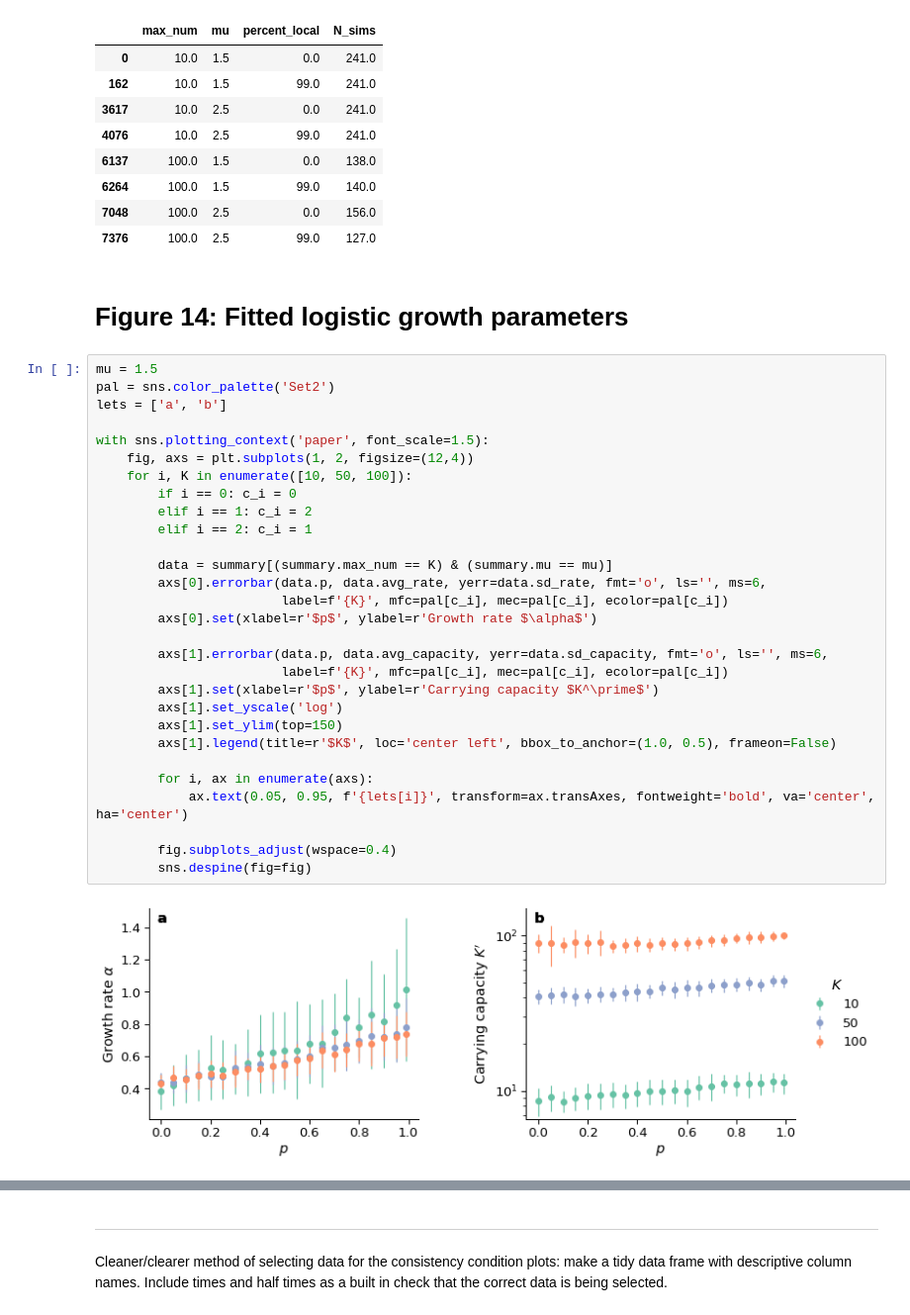
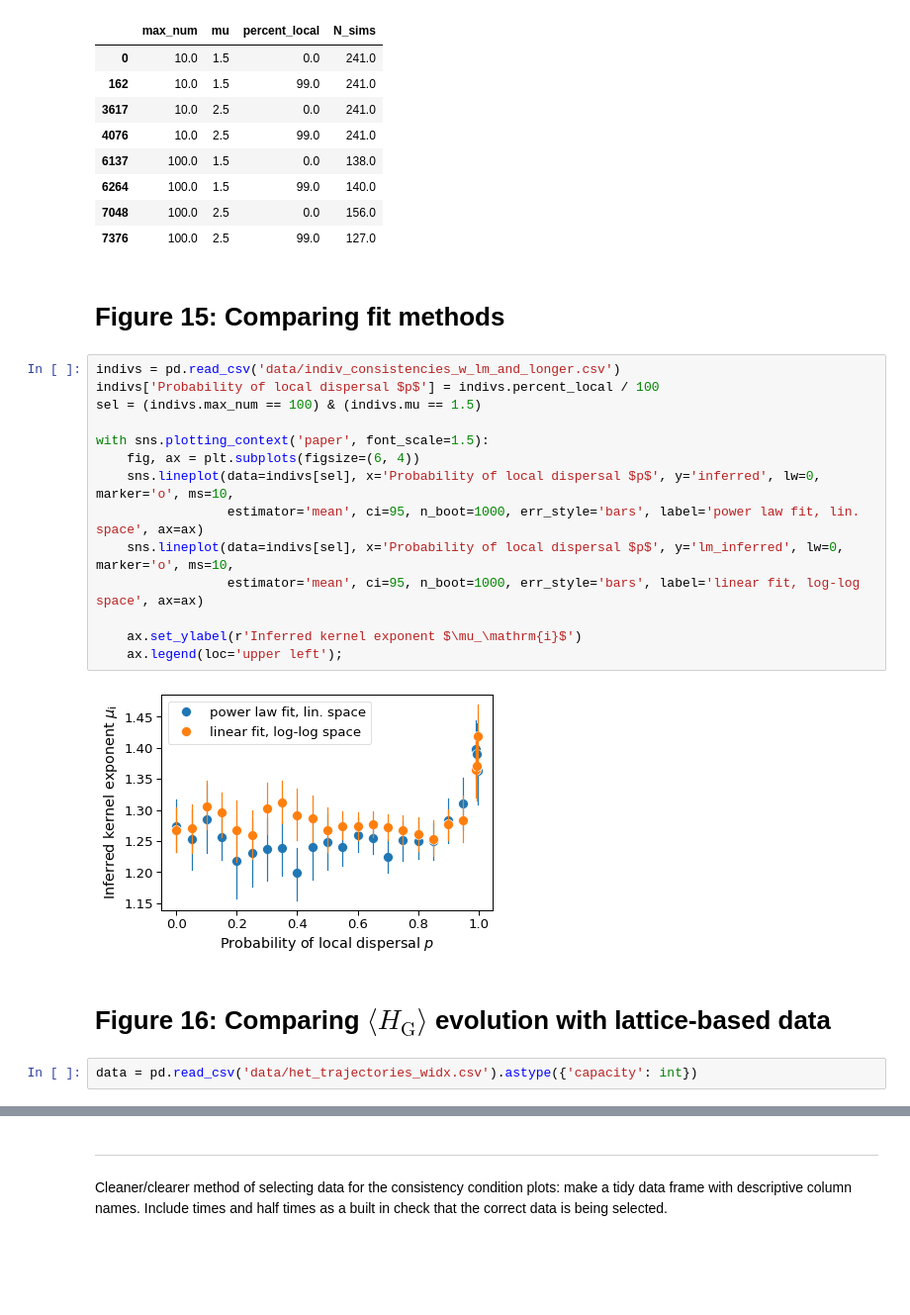
Before and after one commit to nathanvilliger/explicit-local-dynamics, a Jupyter notebook: figures.ipynb, the cells around one changed output, grey strips where cells are left out. Shown at 99% size. Cells and saved outputs as stored; diff of their text form; blank space fills up the shorter version.

```diff
--- a/figures.ipynb
+++ b/figures.ipynb
@@ -880,36 +935,25 @@ curves.loc[(curves.gen == 1) & (curves.mu != 2) & ((curves.percent_local == 0) |
 | 6264 | 100.0 | 1.5 | 99.0 | 140.0 |
 | 7048 | 100.0 | 2.5 | 0.0 | 156.0 |
 | 7376 | 100.0 | 2.5 | 99.0 | 127.0 |
-# %% [markdown]
-# Figure 14: Fitted logistic growth parameters
-# %%
-mu = 1.5
-pal = sns.color_palette('Set2')
-lets = ['a', 'b']
-
-with sns.plotting_context('paper', font_scale=1.5):
-    fig, axs = plt.subplots(1, 2, figsize=(12,4))
-    for i, K in enumerate([10, 50, 100]):
-        if i == 0: c_i = 0
-        elif i == 1: c_i = 2
-        elif i == 2: c_i = 1
-
-        data = summary[(summary.max_num == K) & (summary.mu == mu)]
-        axs[0].errorbar(data.p, data.avg_rate, yerr=data.sd_rate, fmt='o', ls='', ms=6,
-                        label=f'{K}', mfc=pal[c_i], mec=pal[c_i], ecolor=pal[c_i])
-        axs[0].set(xlabel=r'$p$', ylabel=r'Growth rate $\alpha$')
-
-        axs[1].errorbar(data.p, data.avg_capacity, yerr=data.sd_capacity, fmt='o', ls='', ms=6,
-                        label=f'{K}', mfc=pal[c_i], mec=pal[c_i], ecolor=pal[c_i])
-        axs[1].set(xlabel=r'$p$', ylabel=r'Carrying capacity $K^\prime$')
-        axs[1].set_yscale('log')
-        axs[1].set_ylim(top=150)
-        axs[1].legend(title=r'$K$', loc='center left', bbox_to_anchor=(1.0, 0.5), frameon=False)
-
-        for i, ax in enumerate(axs):
-            ax.text(0.05, 0.95, f'{lets[i]}', transform=ax.transAxes, fontweight='bold', va='center', ha='center')
-
-        fig.subplots_adjust(wspace=0.4)
-        sns.despine(fig=fig)
-# %% [output]
-[figure, removed]
+# %% [markdown]
+# Figure 15: Comparing fit methods
+# %%
+indivs = pd.read_csv('data/indiv_consistencies_w_lm_and_longer.csv')
+indivs['Probability of local dispersal $p$'] = indivs.percent_local / 100
+sel = (indivs.max_num == 100) & (indivs.mu == 1.5)
+
+with sns.plotting_context('paper', font_scale=1.5):
+    fig, ax = plt.subplots(figsize=(6, 4))
+    sns.lineplot(data=indivs[sel], x='Probability of local dispersal $p$', y='inferred', lw=0, marker='o', ms=10,
+                 estimator='mean', ci=95, n_boot=1000, err_style='bars', label='power law fit, lin. space', ax=ax)
+    sns.lineplot(data=indivs[sel], x='Probability of local dispersal $p$', y='lm_inferred', lw=0, marker='o', ms=10,
+                 estimator='mean', ci=95, n_boot=1000, err_style='bars', label='linear fit, log-log space', ax=ax)
+
+    ax.set_ylabel(r'Inferred kernel exponent $\mu_\mathrm{i}$')
+    ax.legend(loc='upper left');
+# %% [output]
+[figure, added]
+# %% [markdown]
+# Figure 16: Comparing $\langle H_\mathrm{G} \rangle$ evolution with lattice-based data
+# %%
+data = pd.read_csv('data/het_trajectories_widx.csv').astype({'capacity': int})
```
Also changed, not shown: parts of 19 cells of this notebook, 8 other files.
